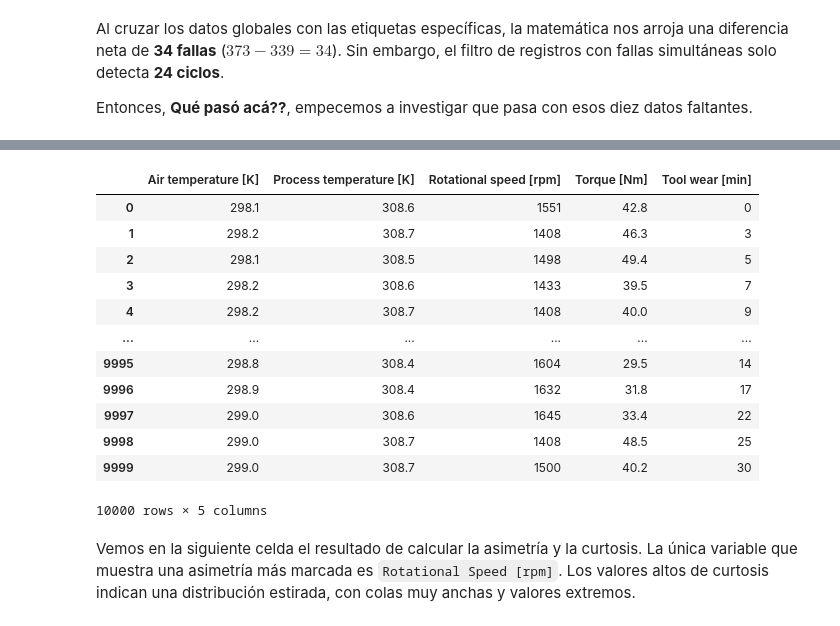
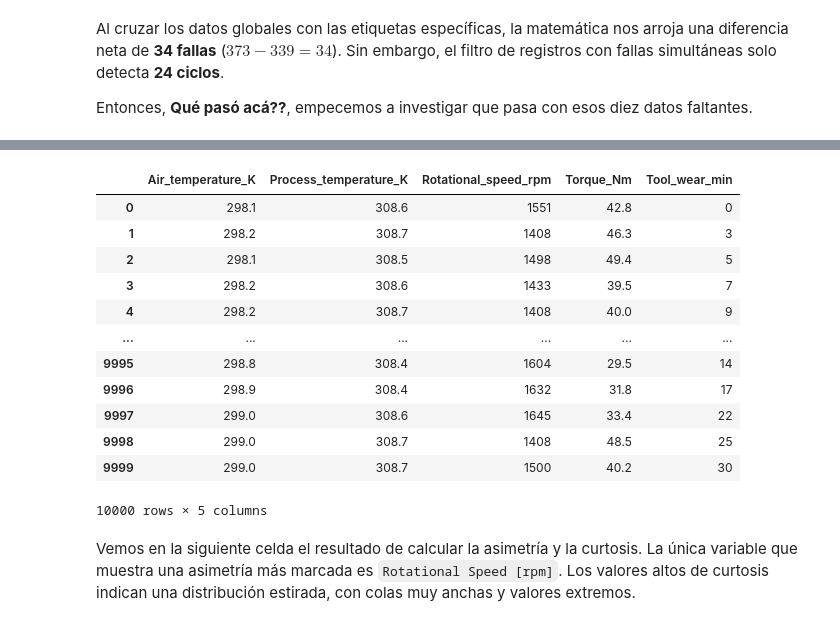
Before and after one commit to rubiosanti3-arch/Proyecto-Final-YPF-DS---Grupo-8, a Jupyter notebook: data_pipeline.ipynb, the cells around one changed output, grey strips where cells are left out. Drawn from its saved outputs; the diff is of its cells as text; code cells hidden in the pictures.

```diff
--- a/data_pipeline.ipynb
+++ b/data_pipeline.ipynb
@@ -9,6 +46,9 @@ from scipy.stats import skew, kurtosis
 # %%
 ruta = r"Material/Datasets/ai4i2020.csv"
 df = pd.read_csv(ruta)
+
+# Aplicamos la limpieza
+df = limpiar_nombres_columnas(df)
 # %%
 # Mostramos la cantidad de filas y columnas del DataFrame
 print("El DataFrame tiene", df.shape[0], "filas y", df.shape[1] ,"columnas")
@@ -257,15 +297,15 @@ dtype: object
 # %%
 # Nos quedamos únicamente con las variables físicas
 variables_fisicas = [
-    'Air temperature [K]',
-    'Process temperature [K]',
-    'Rotational speed [rpm]',
-    'Torque [Nm]',
-    'Tool wear [min]'
+    'Air_temperature_K',
+    'Process_temperature_K',
+    'Rotational_speed_rpm',
+    'Torque_Nm',
+    'Tool_wear_min'
 ]
 df[variables_fisicas]
 # %% [output]
-|  | Air temperature [K] | Process temperature [K] | Rotational speed [rpm] | Torque [Nm] | Tool wear [min] |
+|  | Air_temperature_K | Process_temperature_K | Rotational_speed_rpm | Torque_Nm | Tool_wear_min |
 | 0 | 298.1 | 308.6 | 1551 | 42.8 | 0 |
 | 1 | 298.2 | 308.7 | 1408 | 46.3 | 3 |
 | 2 | 298.1 | 308.5 | 1498 | 49.4 | 5 |
```
Also changed, not shown: parts of 52 cells of this notebook.
